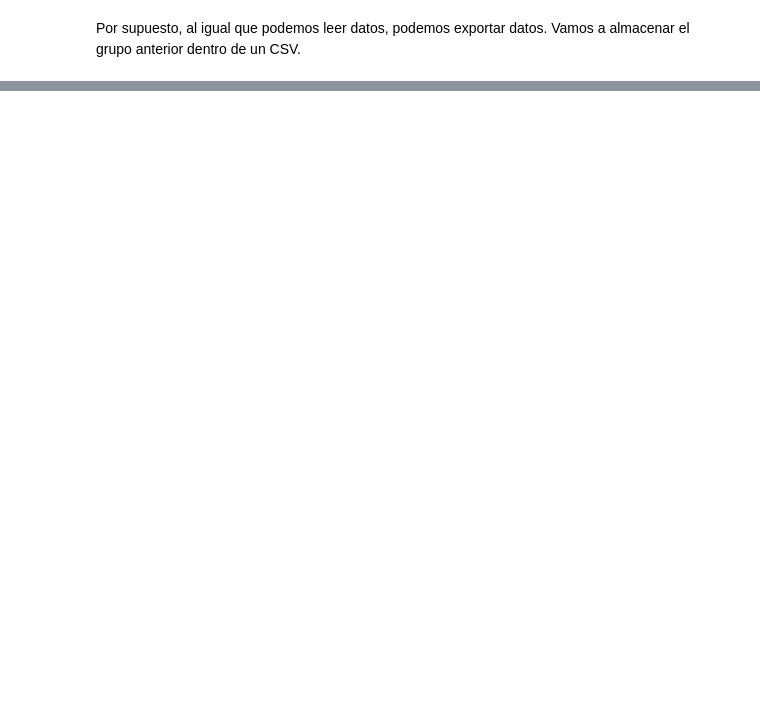
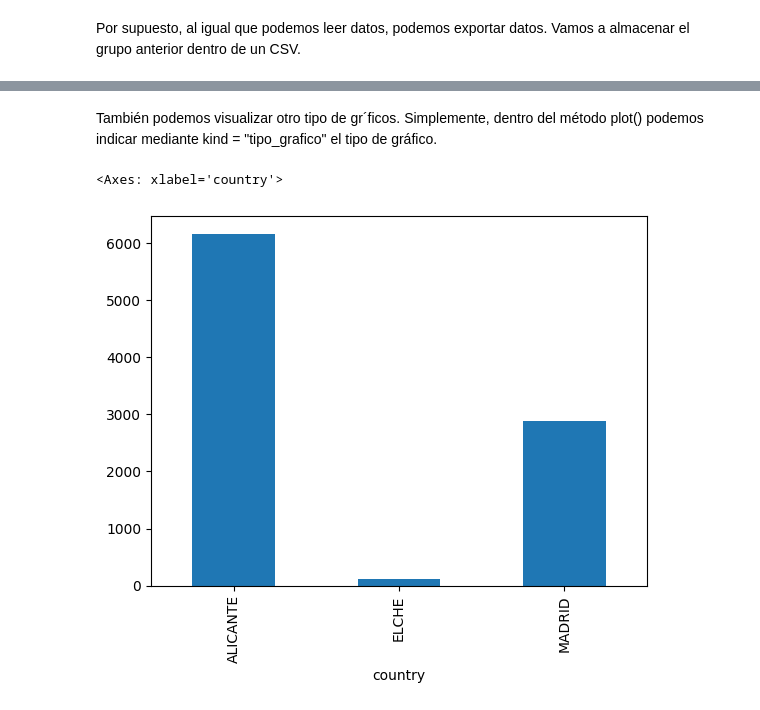
Before and after one commit to atudela77/PythonCiencia, a Jupyter notebook: ciencia05influencers.ipynb, the cells around one changed output, grey strips where cells are left out. Cells and saved outputs as stored; diff of their text form; code cells hidden in the pictures; blank space fills up the shorter version.

```diff
--- a/ciencia05influencers.ipynb
+++ b/ciencia05influencers.ipynb
@@ -172,0 +177,8 @@ grupo.to_json('data/grupo.json')
+# %% [markdown]
+También podemos visualizar otro tipo de gr´ficos.
+Simplemente, dentro del método plot() podemos indicar mediante kind = "tipo_grafico" el tipo de gráfico.
+# %%
+grupo["followers"].plot(kind="bar")
+# %% [output]
+<Axes: xlabel='country'>
+[figure, added]
```
Also changed, not shown: parts of 8 cells of this notebook, 11 other files.
